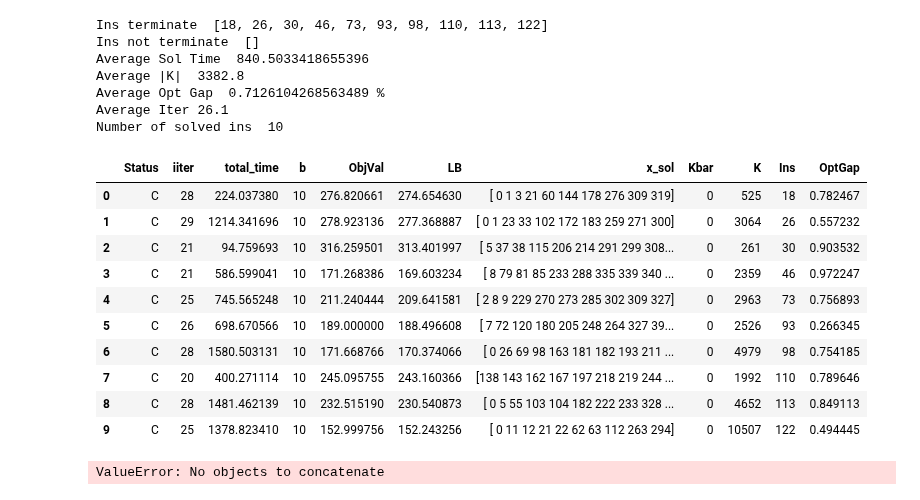
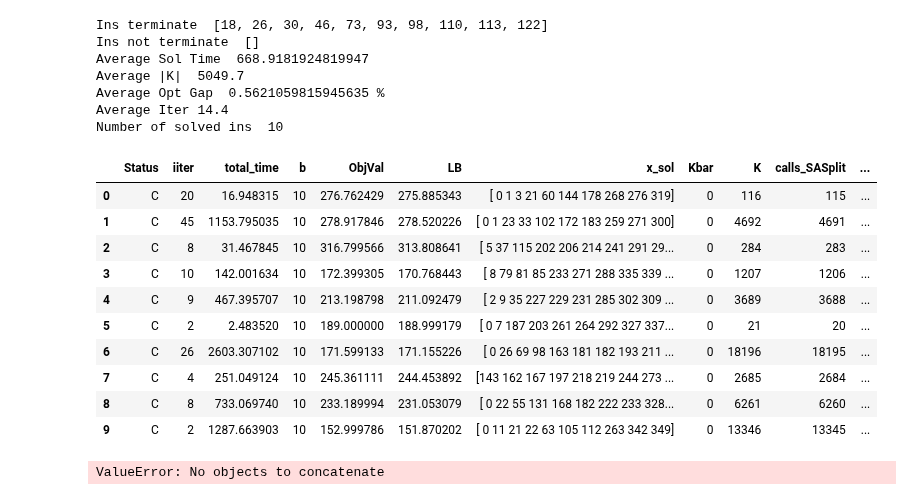
Before and after one commit to diHnguyen/SSPI, a Jupyter notebook: PythonConversion/Dec2024_Output/ProcessOutput.ipynb, the cells around one changed output. Cells and saved outputs as stored; diff of their text form; code cells hidden in the pictures.

```diff
--- a/PythonConversion/Dec2024_Output/ProcessOutput.ipynb
+++ b/PythonConversion/Dec2024_Output/ProcessOutput.ipynb
@@ -13,7 +13,7 @@ N =50
 # N40: 1 3 5 6 7 9 10 11 12 13
 # ins = [1, 3, 5, 6, 7, 9, 10, 11, 12, 13]
 # N50: 2 6 7 10 13 14 15 16 17 21
-ins = [2, 6, 7, 10, 13, 14, 15, 16, 17, 21]
+# ins = [2, 6, 7, 10, 13, 14, 15, 16, 17, 21]
 
 # For 5-60 minutes:
 
@@ -22,7 +22,7 @@ ins = [2, 6, 7, 10, 13, 14, 15, 16, 17, 21]
 # N40: 4 8 16 20 27 28 33 36 37 48
 # ins = [4, 8, 16, 20, 27, 28, 33, 36, 37, 48]
 # N50: 18 26 30 46 73 93 98 110 113 122
-# ins = [18, 26, 30, 46, 73, 93, 98, 110, 113, 122]
+ins = [18, 26, 30, 46, 73, 93, 98, 110, 113, 122]
 
 # For >60 minutes:
 # N30: 3 35 36 37 52 63 64 150 282 319
@@ -52,8 +52,8 @@ ins = [2, 6, 7, 10, 13, 14, 15, 16, 17, 21]
 
 def processMain(N, ins):
     fileNames = []
-    for i in ins:
-        fileNames.append("./Dec2024_Output/Iter/main_singleCut_15_N"+str(N)+"_"+str(i)+".txt")
+    for i in ins: #Desktop/Local Documents/GitHub/Paper5/PythonConversion/Dec2024_Output/main_singleCut_combined_noAltBond_15_N50_93.txt
+        fileNames.append("./Dec2024_Output/main_singleCut_combined_noAltBond_15_N"+str(N)+"_"+str(i)+".txt")
         # fileNames.append("./Iter/main_A3_0_15_N"+str(N)+"_"+str(i)+".txt")
     # print(fileNames)
     # Use the next line for finished ins
@@ -73,10 +73,11 @@ def processMain(N, ins):
         try:
             num_rows = sum(1 for line in open(filename))
 
-            df = pd.read_csv(''+filename, sep=';', names=['Status','iiter','total_time','b','ObjVal','LB','x_sol', 'Kbar', 'K'], header=None, skiprows=num_rows-1, nrows=1)
+            df = pd.read_csv(''+filename, sep=';', names=['Status','iiter','total_time','b','ObjVal','LB','x_sol', 'Kbar', 'K', 'calls_SASplit', 'actual_SASplit','SA_time'], header=None, skiprows=num_rows-1, nrows=1)
             # Use the one below for Iter collection
             # df = pd.read_csv('./Iter/'+filename, sep=';', names=['iiter','total_time','b','ObjVal','x_sol'], header=None)
             df['Ins'] = split
+            # print(df)
             df['Ins'] = df['Ins'].astype(int)
             dfs_list.append(df)
         except:
@@ -91,48 +92,48 @@ def processMain(N, ins):
     print("Ins not terminate ", ins_not_terminate)
     df_filtered = df_filtered[df_filtered.Status == "C"]
     # df_filtered = df_filtered[~df_filtered['Ins'].isin(ins_not_terminate)]
     # df_filtered = df_filtered.groupby('Ins').apply(
     #     lambda group: group[group['total_time'] == group['total_time'].max()])
     # df_filtered = df_filtered.reset_index(drop=True)
     df_filtered["OptGap"] = (df_filtered.ObjVal-df_filtered.LB)/df_filtered.ObjVal*100
     print("Average Sol Time ", df_filtered['total_time'].mean())
     print("Average |K| ", df_filtered['K'].mean())
     print("Average Opt Gap ", df_filtered["OptGap"].mean(),"%")
     print("Average Iter", df_filtered["iiter"].mean()+1)
     print("Number of solved ins ", len(df_filtered))
 
 
 
     # print(output)
     # for i in range(5):
     #     output = pd.read_csv(EXP+"_N"+str(N)+"_"+str(i+1)+".txt", sep=";", header=None)
 
     return df_filtered
 
 df_default = processMain(N,ins)
 df_default
 # df_default[(df_default.total_time >= 300) &(df_default.total_time <= 3600)]
 # df_default[(df_default.total_time < 300)]
 # print(list(df_default[(df_default.total_time >= 300) &(df_default.total_time <= 3600)]['Ins']))
 # %% [output]
 Ins terminate  [18, 26, 30, 46, 73, 93, 98, 110, 113, 122]
 Ins not terminate  []
-Average Sol Time  840.5033418655396
-Average |K|  3382.8
-Average Opt Gap  0.7126104268563489 %
-Average Iter 26.1
+Average Sol Time  668.9181924819947
+Average |K|  5049.7
+Average Opt Gap  0.5621059815945635 %
+Average Iter 14.4
 Number of solved ins  10
-|  | Status | iiter | total_time | b | ObjVal | LB | x_sol | Kbar | K | Ins | OptGap |
-| 0 | C | 28 | 224.037380 | 10 | 276.820661 | 274.654630 | [ 0 1 3 21 60 144 178 276 309 319] | 0 | 525 | 18 | 0.782467 |
-| 1 | C | 29 | 1214.341696 | 10 | 278.923136 | 277.368887 | [ 0 1 23 33 102 172 183 259 271 300] | 0 | 3064 | 26 | 0.557232 |
-| 2 | C | 21 | 94.759693 | 10 | 316.259501 | 313.401997 | [ 5 37 38 115 206 214 291 299 308... | 0 | 261 | 30 | 0.903532 |
-| 3 | C | 21 | 586.599041 | 10 | 171.268386 | 169.603234 | [ 8 79 81 85 233 288 335 339 340 ... | 0 | 2359 | 46 | 0.972247 |
-| 4 | C | 25 | 745.565248 | 10 | 211.240444 | 209.641581 | [ 2 8 9 229 270 273 285 302 309 327] | 0 | 2963 | 73 | 0.756893 |
-| 5 | C | 26 | 698.670566 | 10 | 189.000000 | 188.496608 | [ 7 72 120 180 205 248 264 327 39... | 0 | 2526 | 93 | 0.266345 |
-| 6 | C | 28 | 1580.503131 | 10 | 171.668766 | 170.374066 | [ 0 26 69 98 163 181 182 193 211 ... | 0 | 4979 | 98 | 0.754185 |
-| 7 | C | 20 | 400.271114 | 10 | 245.095755 | 243.160366 | [138 143 162 167 197 218 219 244 ... | 0 | 1992 | 110 | 0.789646 |
-| 8 | C | 28 | 1481.462139 | 10 | 232.515190 | 230.540873 | [ 0 5 55 103 104 182 222 233 328 ... | 0 | 4652 | 113 | 0.849113 |
-| 9 | C | 25 | 1378.823410 | 10 | 152.999756 | 152.243256 | [ 0 11 12 21 22 62 63 112 263 294] | 0 | 10507 | 122 | 0.494445 |
+|  | Status | iiter | total_time | b | ObjVal | LB | x_sol | Kbar | K | calls_SASplit | ... |
+| 0 | C | 20 | 16.948315 | 10 | 276.762429 | 275.885343 | [ 0 1 3 21 60 144 178 268 276 319] | 0 | 116 | 115 | ... |
+| 1 | C | 45 | 1153.795035 | 10 | 278.917846 | 278.520226 | [ 0 1 23 33 102 172 183 259 271 300] | 0 | 4692 | 4691 | ... |
+| 2 | C | 8 | 31.467845 | 10 | 316.799566 | 313.808641 | [ 5 37 115 202 206 214 241 291 29... | 0 | 284 | 283 | ... |
+| 3 | C | 10 | 142.001634 | 10 | 172.399305 | 170.768443 | [ 8 79 81 85 233 271 288 335 339 ... | 0 | 1207 | 1206 | ... |
+| 4 | C | 9 | 467.395707 | 10 | 213.198798 | 211.092479 | [ 2 9 35 227 229 231 285 302 309 ... | 0 | 3689 | 3688 | ... |
+| 5 | C | 2 | 2.483520 | 10 | 189.000000 | 188.999179 | [ 0 7 187 203 261 264 292 327 337... | 0 | 21 | 20 | ... |
+| 6 | C | 26 | 2603.307102 | 10 | 171.599133 | 171.155226 | [ 0 26 69 98 163 181 182 193 211 ... | 0 | 18196 | 18195 | ... |
+| 7 | C | 4 | 251.049124 | 10 | 245.361111 | 244.453892 | [143 162 167 197 218 219 244 273 ... | 0 | 2685 | 2684 | ... |
+| 8 | C | 8 | 733.069740 | 10 | 233.189994 | 231.053079 | [ 0 22 55 131 168 182 222 233 328... | 0 | 6261 | 6260 | ... |
+| 9 | C | 2 | 1287.663903 | 10 | 152.999786 | 151.870202 | [ 0 11 21 22 63 105 112 263 342 349] | 0 | 13346 | 13345 | ... |
 # %%
 import pandas as pd
 import os
```
